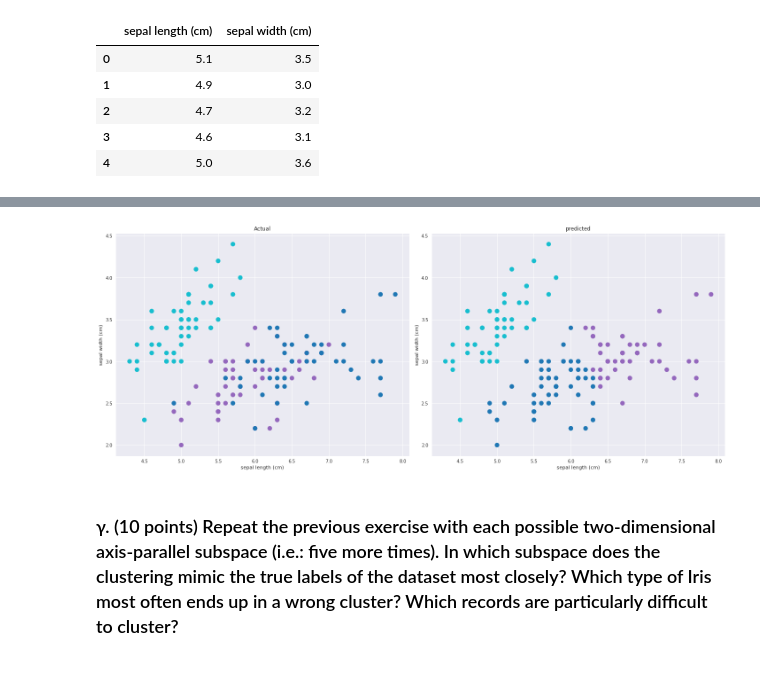
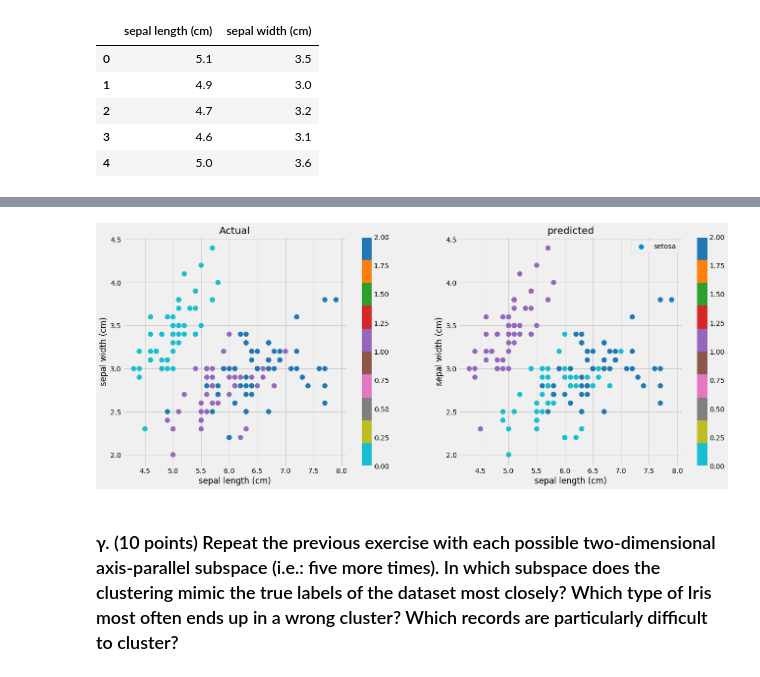
Before and after one commit to rajagurunath/imgCap, a Jupyter notebook: datamining_clustering.ipynb, the cells around one changed output, grey strips where cells are left out. Saved outputs shown, nothing was run; the diff lists cells and outputs as text; code cells hidden in the pictures.

```diff
--- a/datamining_clustering.ipynb
+++ b/datamining_clustering.ipynb
@@ -199,23 +199,26 @@ evaluate_clustering(pred)
 # %%
 fig = plt.figure(figsize=(20,8))
 ax1 = fig.add_subplot(121,)
-ax1.scatter(iris_df.iloc[:,0],iris_df.iloc[:,1],c=data.target,marker='o',cmap='tab10_r',s=100)
+a=ax1.scatter(iris_df.iloc[:,0],iris_df.iloc[:,1],c=data.target,marker='o',cmap='tab10_r',s=100)
 ax1.set_title("Actual")
 ax1.set_xlabel(xyz_names[0])
 ax1.set_ylabel(xyz_names[1])
 #ax1.set_zlabel(xyz_names[2])
+plt.colorbar(a)
 
 ax2=fig.add_subplot(122)
-ax2.scatter(iris_df.iloc[:,0],iris_df.iloc[:,1],c=pred,marker='o',cmap='tab10_r',s=100)
+a1=ax2.scatter(iris_df.iloc[:,0],iris_df.iloc[:,1],c=pred,marker='o',cmap='tab10_r',s=100)
 ax2.set_title("predicted")
 ax2.set_xlabel(xyz_names[0])
 ax2.set_ylabel(xyz_names[1])
+ax2.legend(data.target_names)
+plt.colorbar(a1)
+
 #ax2.set_zlabel(xyz_names[2])
-plt.tight_layout()
 #plt.title("Clustering Iris dataset")
 plt.show()
 # %% [output]
-[figure, old version]
+[figure, new version]
 # %% [markdown]
 ### γ. (10 points) Repeat the previous exercise with each possible two-dimensional axis-parallel subspace (i.e.: five more times). In which subspace does the clustering mimic the true labels of the dataset most closely? Which type of Iris most often ends up in a wrong cluster? Which records are particularly difficult to cluster?
 # %%
```
Also changed, not shown: parts of 14 cells of this notebook.
